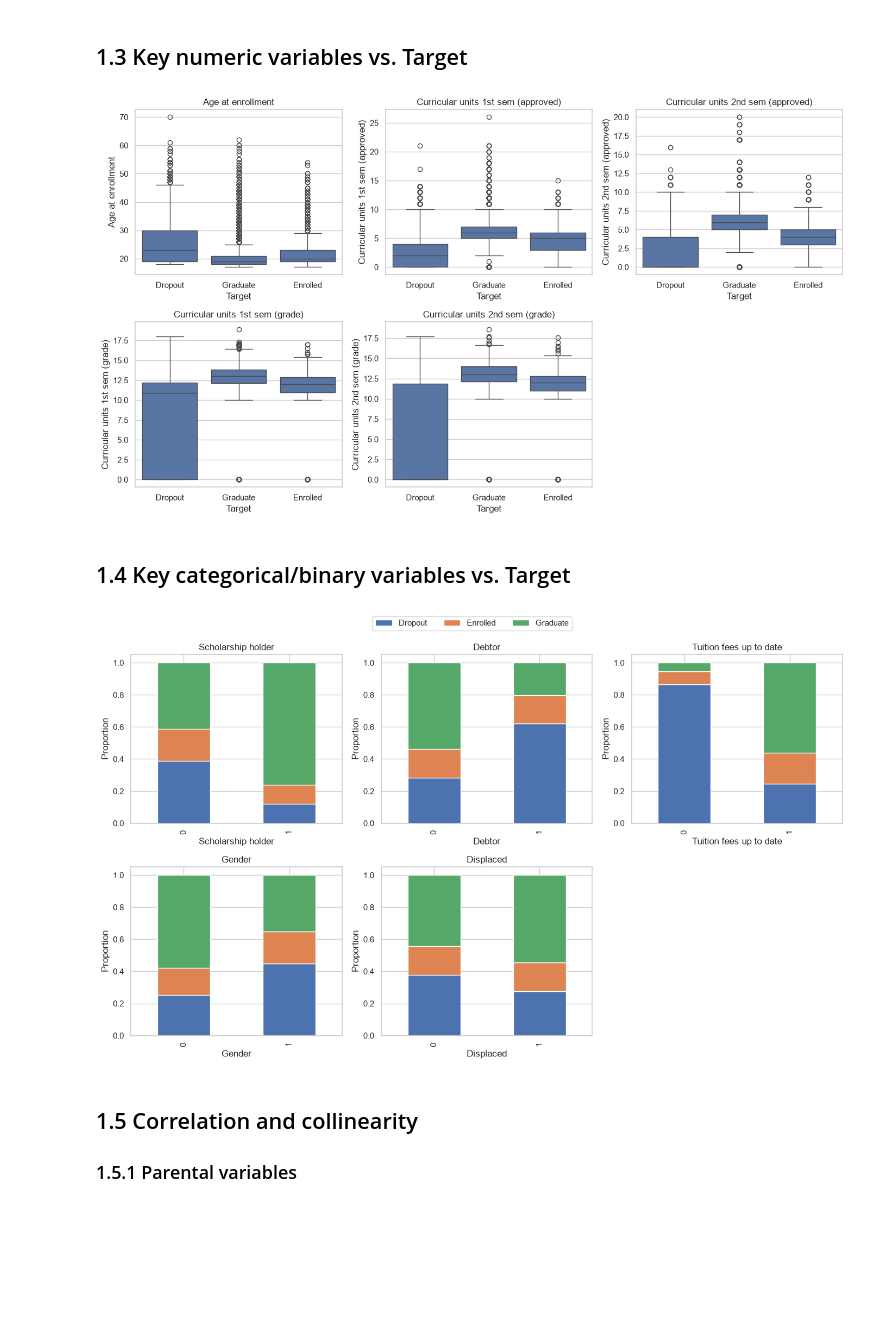
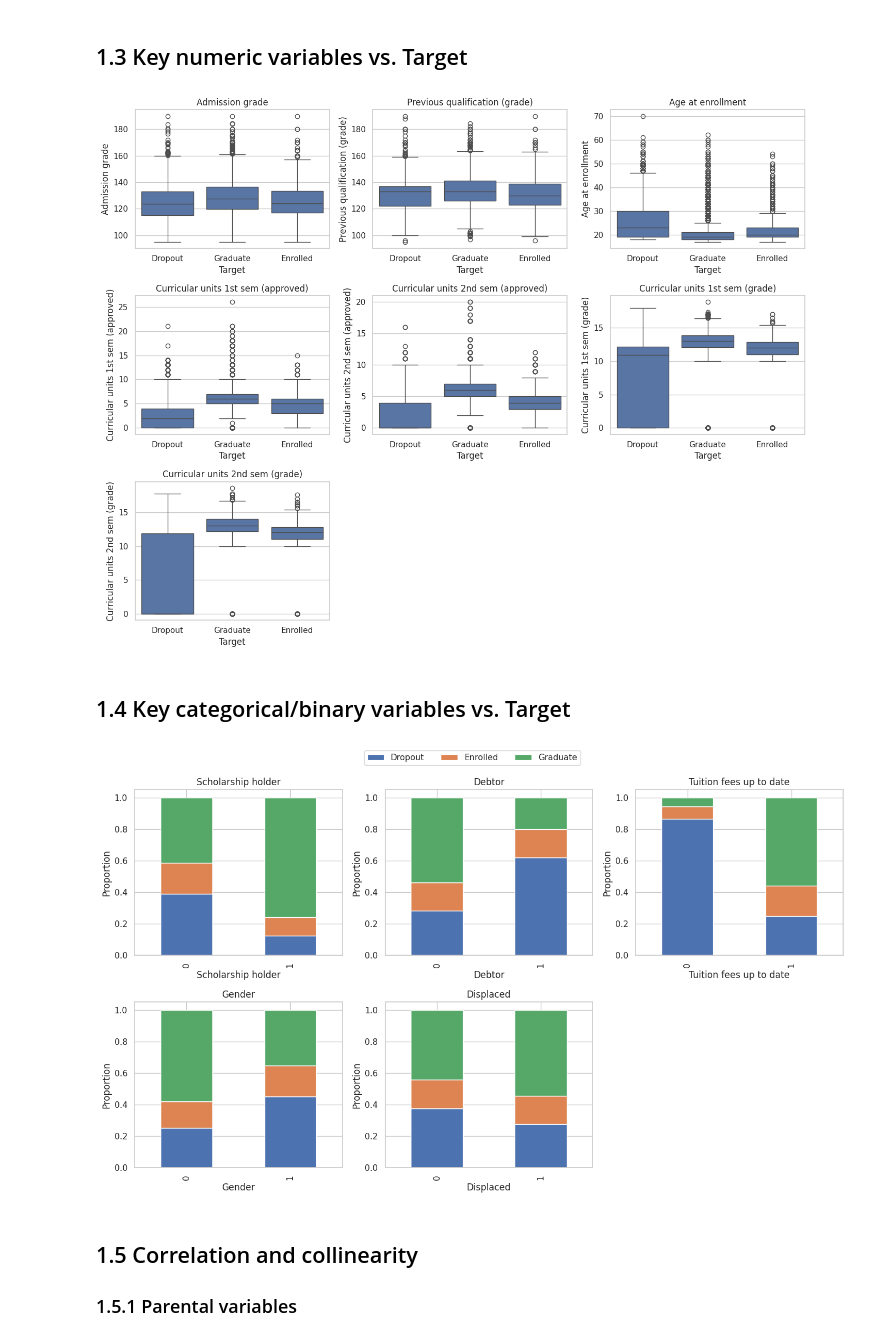
Before and after one commit to itsjavi16/student-dropout-prediction, a Jupyter notebook: notebooks/01_eda_.ipynb, the cells around one changed output. Saved outputs shown, nothing was run; the diff lists cells and outputs as text; code cells hidden in the pictures; blank space fills up the shorter version.

Commit message:
added Admission grade and Previous qualification grade to EDA boxplots

```diff
--- a/notebooks/01_eda_.ipynb
+++ b/notebooks/01_eda_.ipynb
@@ -59,22 +64,25 @@ Name: proportion, dtype: float64
 ## 1.3 Key numeric variables vs. Target
 # %%
 key_numeric_cols = [
+    "Admission grade",
+    "Previous qualification (grade)",
     "Age at enrollment",
     "Curricular units 1st sem (approved)",
     "Curricular units 2nd sem (approved)",
     "Curricular units 1st sem (grade)",
     "Curricular units 2nd sem (grade)",
 ]
 
-fig, axes = plt.subplots(nrows=2, ncols=3, figsize=(14, 8))
+fig, axes = plt.subplots(nrows=3, ncols=3, figsize=(14, 11))
 for ax, col in zip(axes.flat, key_numeric_cols):
     sns.boxplot(data=df, x=TARGET_COL, y=col, ax=ax)
     ax.set_title(col)
-axes.flat[-1].set_visible(False)
+for ax in axes.flat[len(key_numeric_cols):]:
+    ax.set_visible(False)
 plt.tight_layout()
 plt.show()
 # %% [output]
-[figure, old version]
+[figure, new version]
 # %% [markdown]
 ## 1.4 Key categorical/binary variables vs. Target
 # %%
@@ -92,7 +100,7 @@ axes.flat[-1].set_visible(False)
 plt.tight_layout()
 plt.show()
 # %% [output]
-[figure, old version]
+[figure, new version]
 # %% [markdown]
 ## 1.5 Correlation and collinearity
 ### 1.5.1 Parental variables
```
Also changed, not shown: parts of 9 cells of this notebook.
